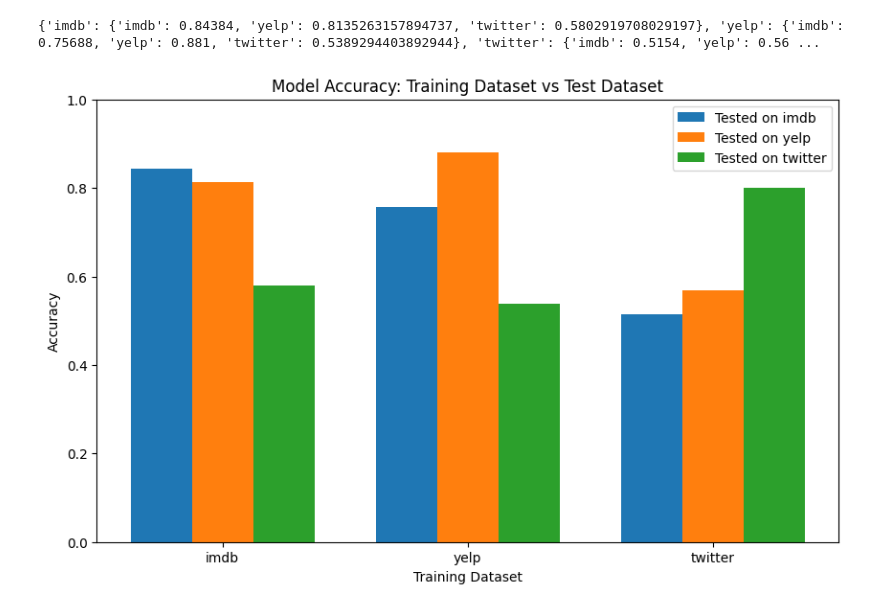
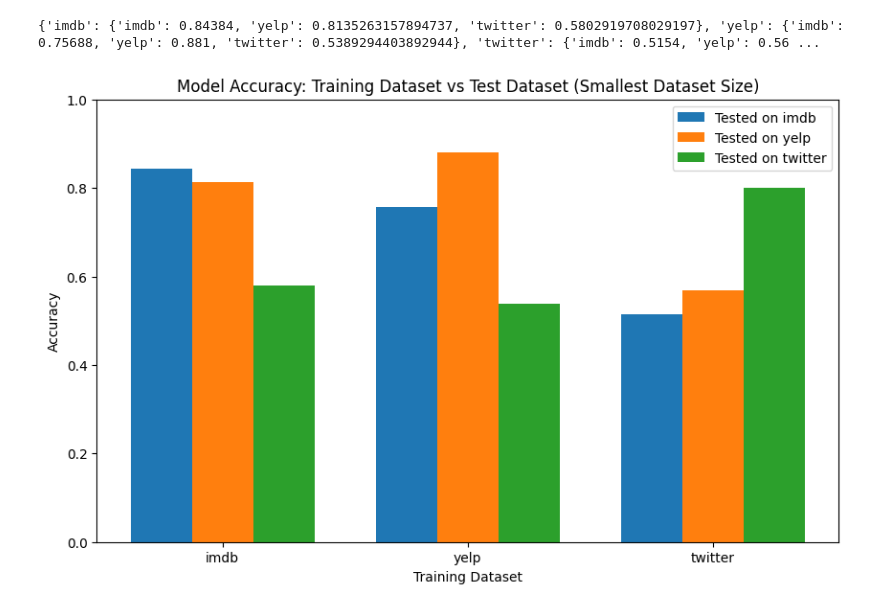
Before and after one commit to henriquessm/nlp-datasets, a Jupyter notebook: main.ipynb, the cells around one changed output. Drawn from its saved outputs; the diff is of its cells as text; code cells hidden in the pictures.

```diff
--- a/main.ipynb
+++ b/main.ipynb
@@ -159,13 +159,13 @@ train_df_imdb_undersized = train_df_imdb.sample(n=smallest_size, random_state=42
 df_train_undersized = df_train.sample(n=smallest_size, random_state=42)
 df_train_twitter_undersized = df_train_twitter.sample(n=smallest_size, random_state=42)
 
-datasets_train = {
+datasets_train_small = {
     'imdb': train_df_imdb_undersized,
     'yelp': df_train_undersized,
     'twitter': df_train_twitter_undersized
 }
 
-datasets_tests = {
+datasets_tests_small = {
     'imdb': test_df_imdb,
     'yelp': df_test,
     'twitter': df_validation_twitter
@@ -173,10 +173,10 @@ datasets_tests = {
 
 accuracys_small = {}
 
-for dataset_name in datasets_train.keys():
-    train_df = datasets_train[dataset_name]
-    for dataset_tests_name in datasets_tests.keys():
-        test_df = datasets_tests[dataset_tests_name]
+for dataset_name in datasets_train_small.keys():
+    train_df = datasets_train_small[dataset_name]
+    for dataset_tests_name in datasets_tests_small.keys():
+        test_df = datasets_tests_small[dataset_tests_name]
         pipeline.fit(train_df['text'], train_df['label'])
         y_pred = pipeline.predict(test_df['text'])
         report = classification_report(test_df['label'], y_pred, output_dict=True)
@@ -190,26 +190,26 @@ print(accuracys_small)
 # %%
 #plot
 # Get unique datasets
 train_datasets = list(accuracys_small.keys())
 test_datasets = list(accuracys_small[list(accuracys_small.keys())[0]].keys())
 
 x = np.arange(len(train_datasets))
 width = 0.25  # width of bars
 
 fig, ax = plt.subplots(figsize=(10, 6))
 
 # Plot bars for each test dataset with different colors
 for i, test_name in enumerate(test_datasets):
     accuracies = [accuracys_small[train_name][test_name] for train_name in train_datasets]
     ax.bar(x + i * width, accuracies, width, label=f'Tested on {test_name}')
 
 ax.set_xlabel('Training Dataset')
 ax.set_ylabel('Accuracy')
-ax.set_title('Model Accuracy: Training Dataset vs Test Dataset')
+ax.set_title('Model Accuracy: Training Dataset vs Test Dataset (Smallest Dataset Size)')
 ax.set_xticks(x + width)
 ax.set_xticklabels(train_datasets)
 ax.set_ylim(0, 1)
 ax.legend()
 plt.show()
 # %% [output]
-[figure, old version]
+[figure, new version]
```
Also changed, not shown: parts of 9 cells of this notebook.
